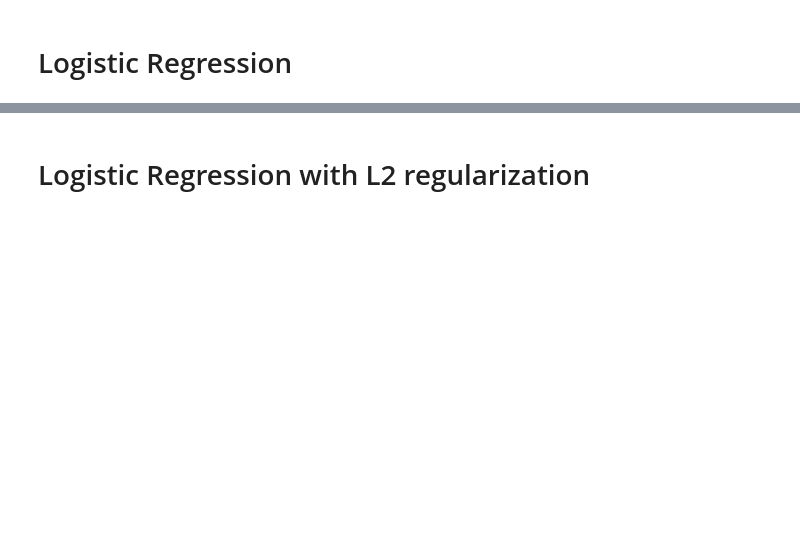
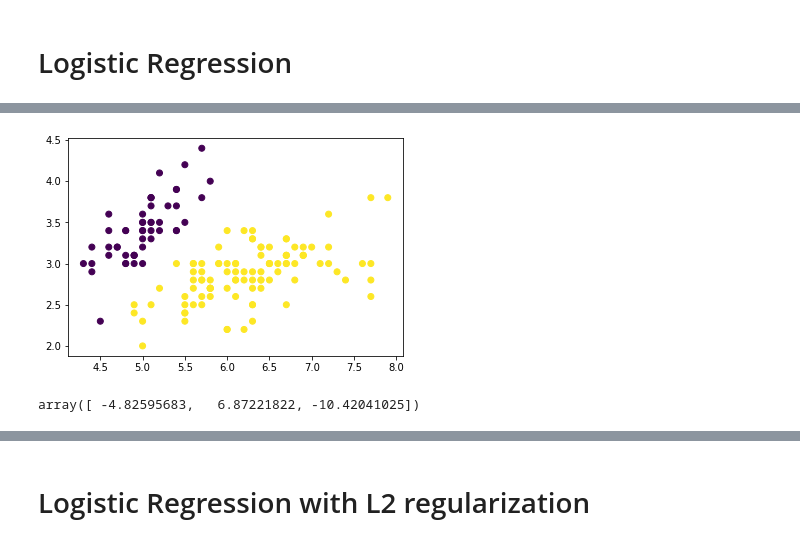
Before and after one commit to pg42866/SIB, a Jupyter notebook: scripts/eval2.ipynb, the cells around one changed output, grey strips where cells are left out. Cells and saved outputs as stored; diff of their text form; code cells hidden in the pictures; blank space fills up the shorter version.

```diff
--- a/scripts/eval2.ipynb
+++ b/scripts/eval2.ipynb
@@ -96,6 +100,6 @@ import pandas as pd
 filename = os.path.join(DIR, 'datasets/iris.data')
 df = pd.read_csv(filename)
 iris = Dataset.from_dataframe(df,ylabel="class")
-y = [int(x != 'Iris-setosa') for x in iris.y]
+y = [int(x != 'Iris-setosa') for x in iris.Y]
 dataset = Dataset(iris.X[:,:2],np.array(y))
 summary(dataset)
@@ -102,9 +112,13 @@ summary(dataset)
 # %%
-plt.scatter(dataset.X[:,0], dataset.X[:,1],c=dataset.y)
+plt.scatter(dataset.X[:,0], dataset.X[:,1],c=dataset.Y)
 plt.show()
+# %% [output]
+[figure, added]
 # %%
 logreg = LogisticRegression(epochs=20000)
 # %%
 logreg.fit(dataset)
 logreg.theta
+# %% [output]
+array([ -4.82595683,   6.87221822, -10.42041025])
 # %%
```
Also changed, not shown: parts of 9 cells of this notebook, 2 other files.
